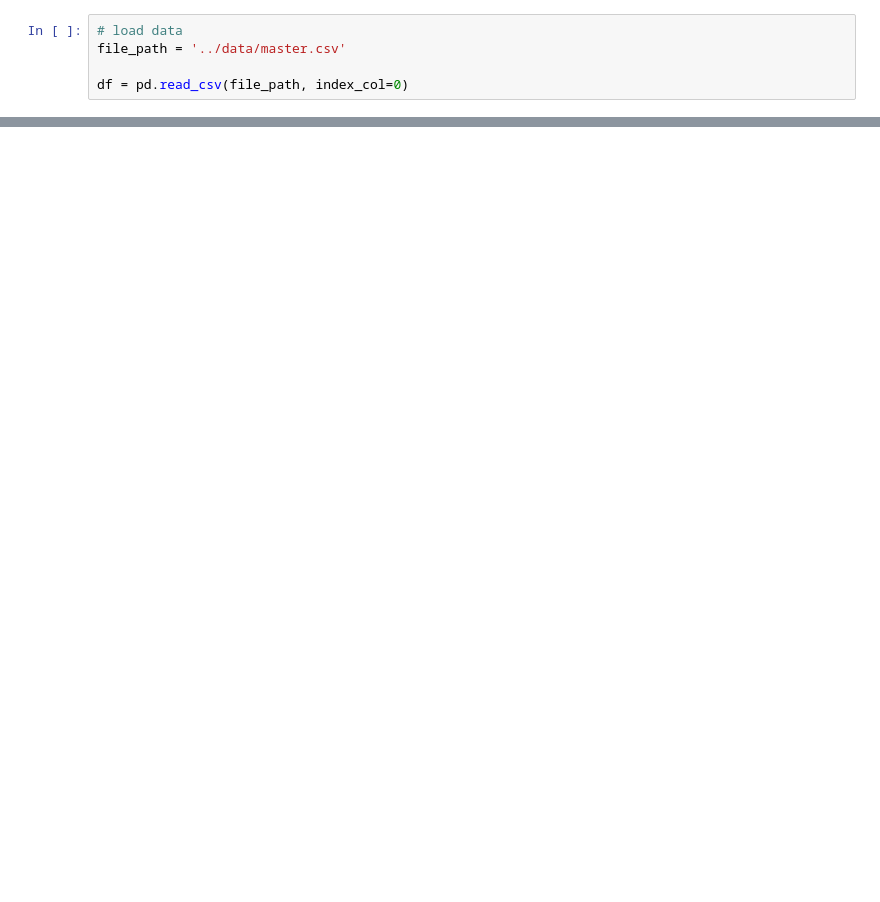
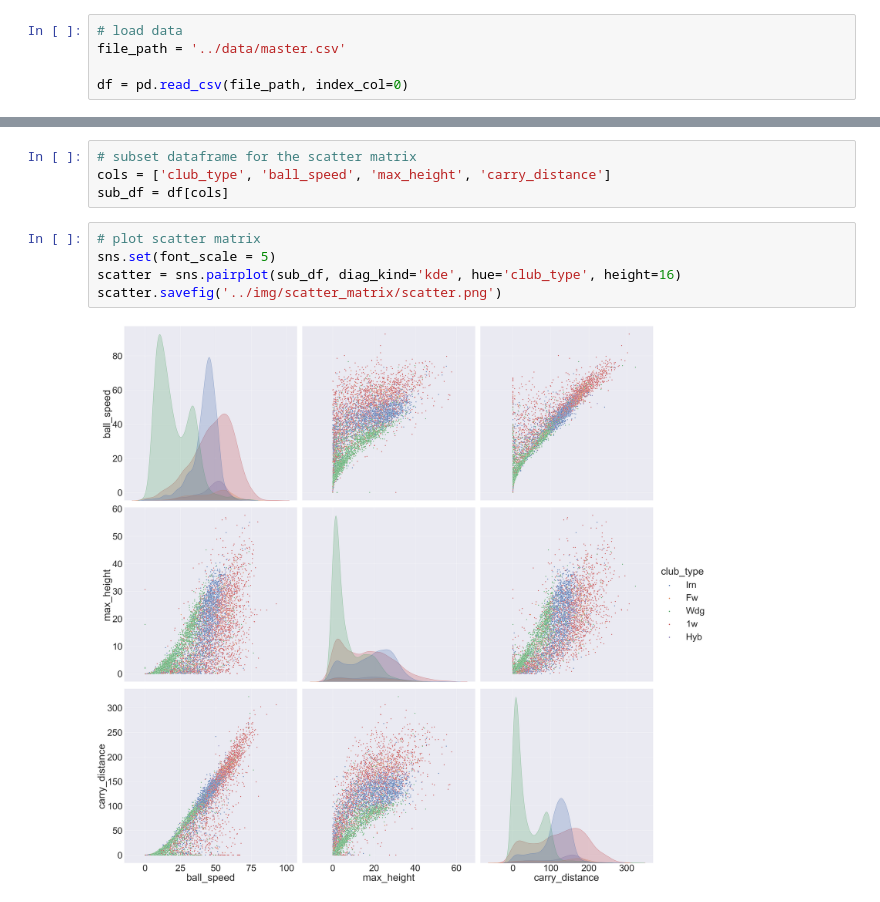
Before and after one commit to josiah-d/Golf-Ball-Carry-Distance, a Jupyter notebook: notebooks/eda.ipynb, the cells around one changed output, grey strips where cells are left out. Drawn from its saved outputs; the diff is of its cells as text; blank space fills up the shorter version.

```diff
--- a/notebooks/eda.ipynb
+++ b/notebooks/eda.ipynb
@@ -42,0 +45,11 @@ for name, group in df.groupby('club_type'):
+# %%
+# subset dataframe for the scatter matrix
+cols = ['club_type', 'ball_speed', 'max_height', 'carry_distance']
+sub_df = df[cols]
+# %%
+# plot scatter matrix
+sns.set(font_scale = 5)
+scatter = sns.pairplot(sub_df, diag_kind='kde', hue='club_type', height=16)
+scatter.savefig('../img/scatter_matrix/scatter.png')
+# %% [output]
+[figure, added]
```
Also changed, not shown: parts of 2 cells of this notebook, 28 other files.
